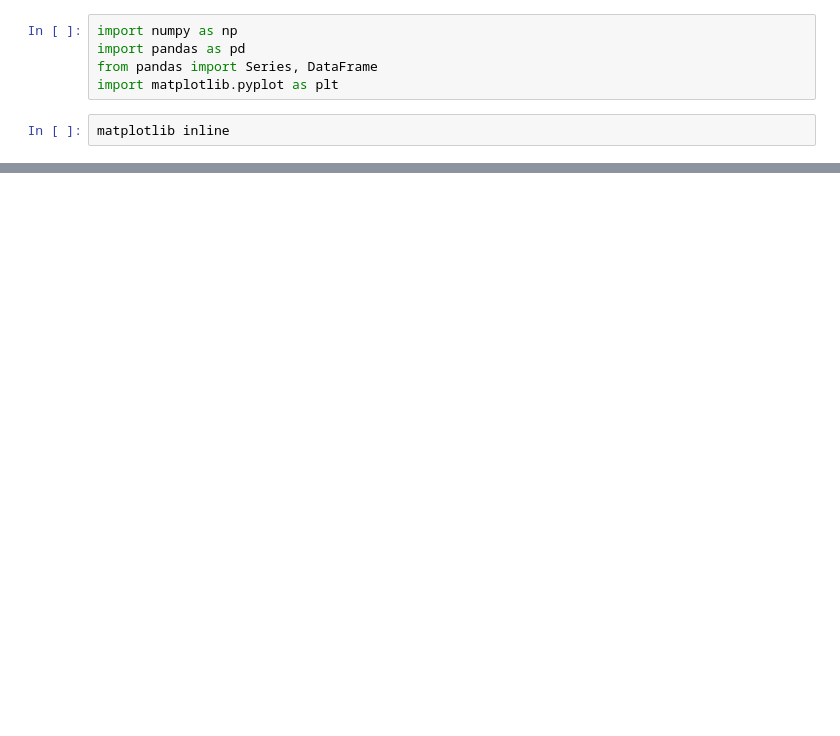
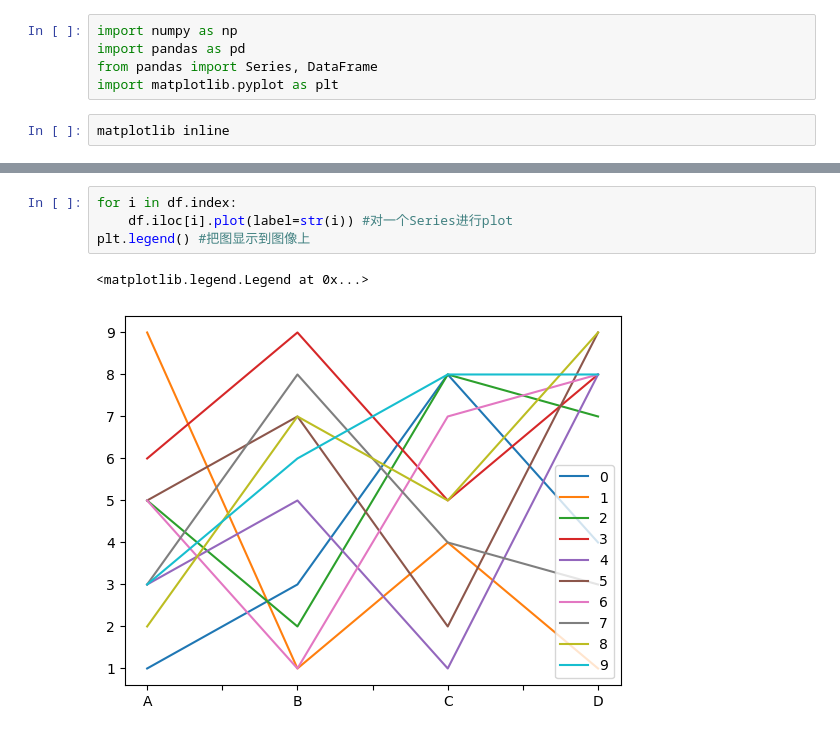
Before and after one commit to purumomo/Python3-DataScientist, a Jupyter notebook: matplot的学习之dataframe的plot.ipynb, the cells around one changed output, grey strips where cells are left out. Saved outputs shown, nothing was run; the diff lists cells and outputs as text; blank space fills up the shorter version.

```diff
--- a/matplot的学习之dataframe的plot.ipynb
+++ b/matplot的学习之dataframe的plot.ipynb
@@ -22,0 +28,7 @@ df
+# %%
+for i in df.index:
+    df.iloc[i].plot(label=str(i)) #对一个Series进行plot
+plt.legend() #把图显示到图像上
+# %% [output]
+<matplotlib.legend.Legend at 0x...>
+[figure, added]
```
Also changed, not shown: parts of 7 cells of this notebook, 4 other files.
